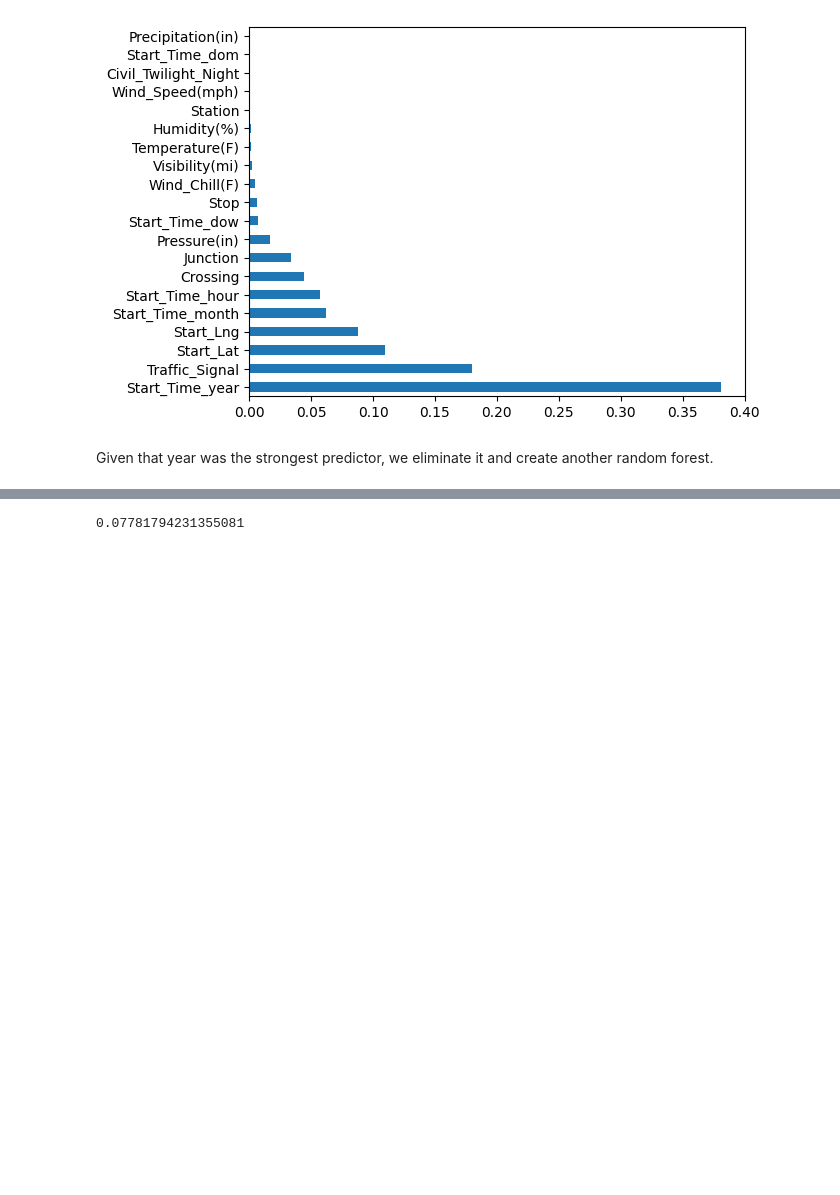
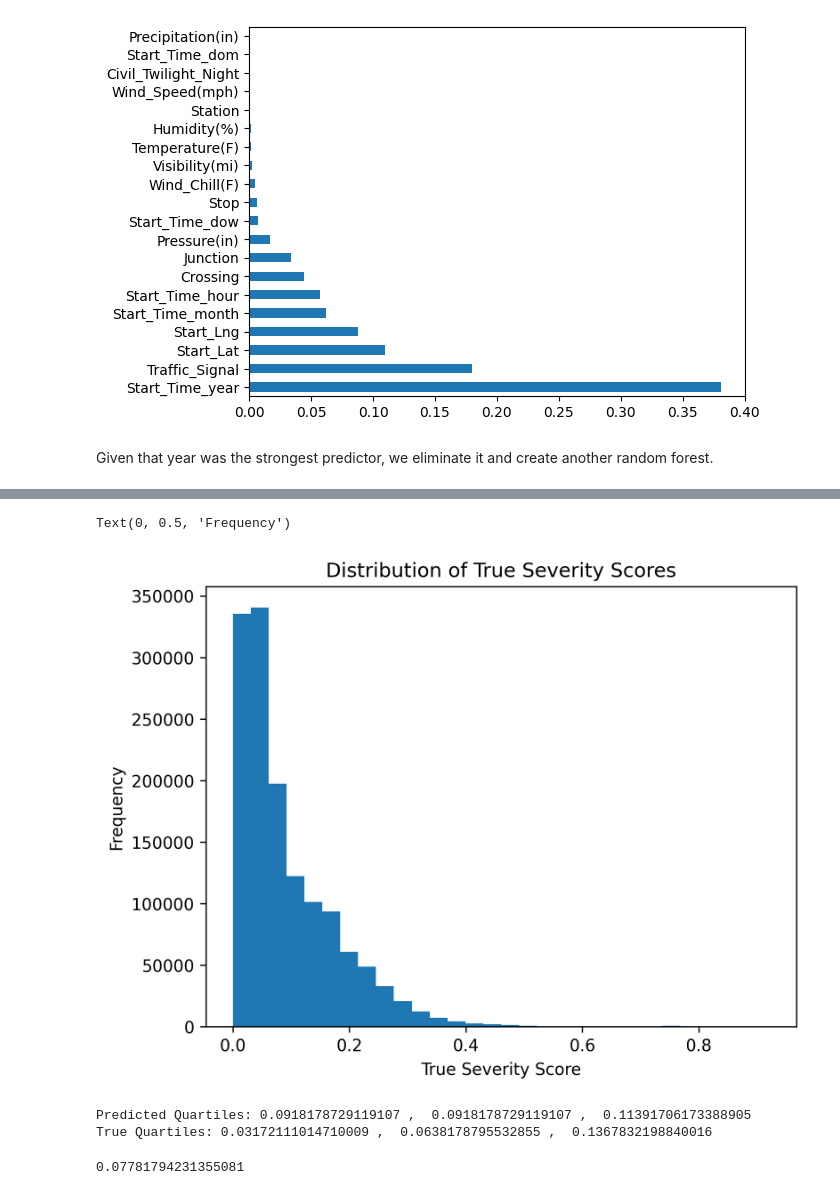
Before and after one commit to Jaredwinn77/Math-302-project, a Jupyter notebook: data.ipynb, the cells around one changed output, grey strips where cells are left out. Cells and saved outputs as stored; diff of their text form; code cells hidden in the pictures; blank space fills up the shorter version.

```diff
--- a/data.ipynb
+++ b/data.ipynb
@@ -566,0 +634,20 @@ xtrain, xtest, ytrain, ytest = train_test_split(x,y, test_size=0.2, random_state
+# %%
+# distribution of actual scores
+plt.hist(ytest, bins=30)
+plt.title("Distribution of True Severity Scores")
+plt.xlabel("True Severity Score")
+plt.ylabel("Frequency")
+# %% [output]
+Text(0, 0.5, 'Frequency')
+[figure, added]
+# %%
+# Quantiles for predicted
+pq1, pq2, pq3 = np.quantile(pred, [0.25, 0.5, 0.75])
+tq1, tq2, tq3 = np.quantile(ytest, [0.25, 0.5, 0.75])
+
+print("Predicted Quartiles:", pq1, ", ", pq2, ", ", pq3)
+
+print("True Quartiles:", tq1, ", ", tq2, ", ", tq3)
+# %% [output]
+Predicted Quartiles: 0.0918178729119107 ,  0.0918178729119107 ,  0.11391706173388905
+True Quartiles: 0.03172111014710009 ,  0.0638178795532855 ,  0.1367832198840016
```
Also changed, not shown: parts of 12 cells of this notebook.
